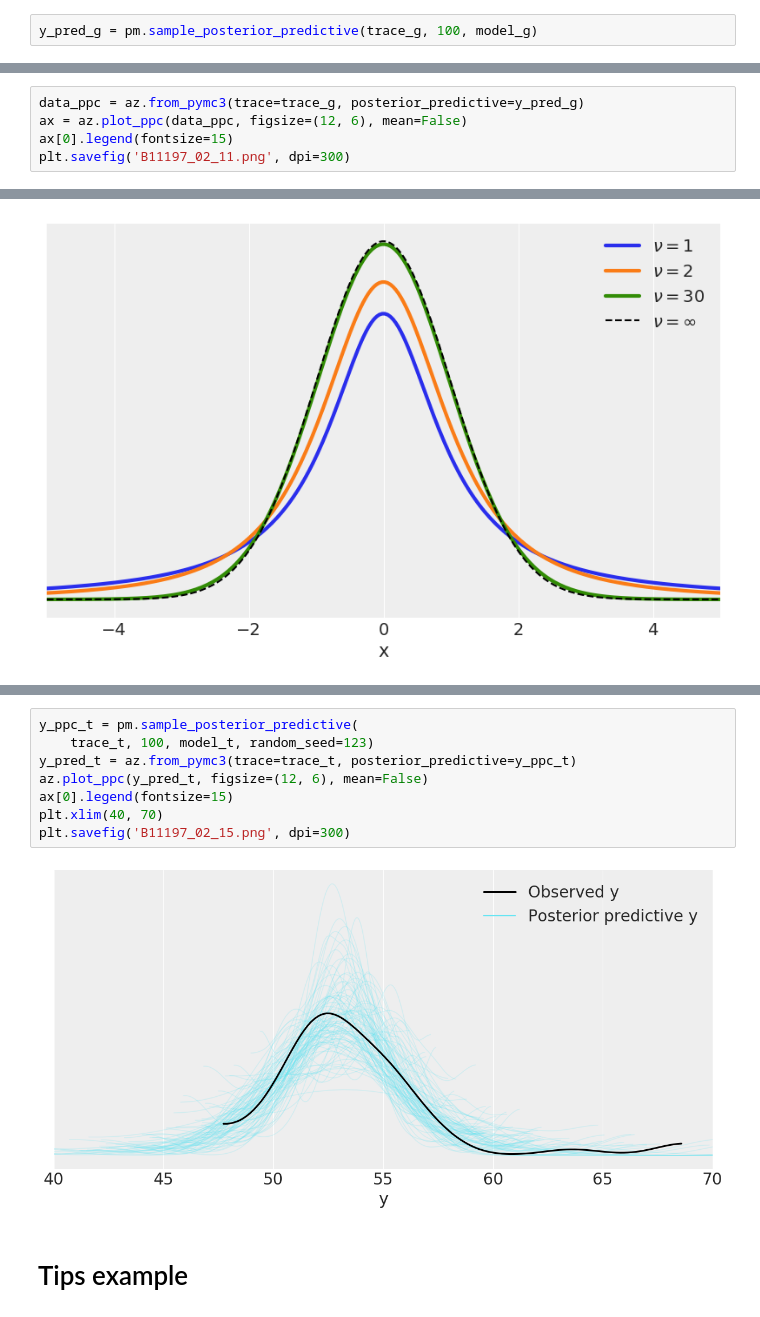
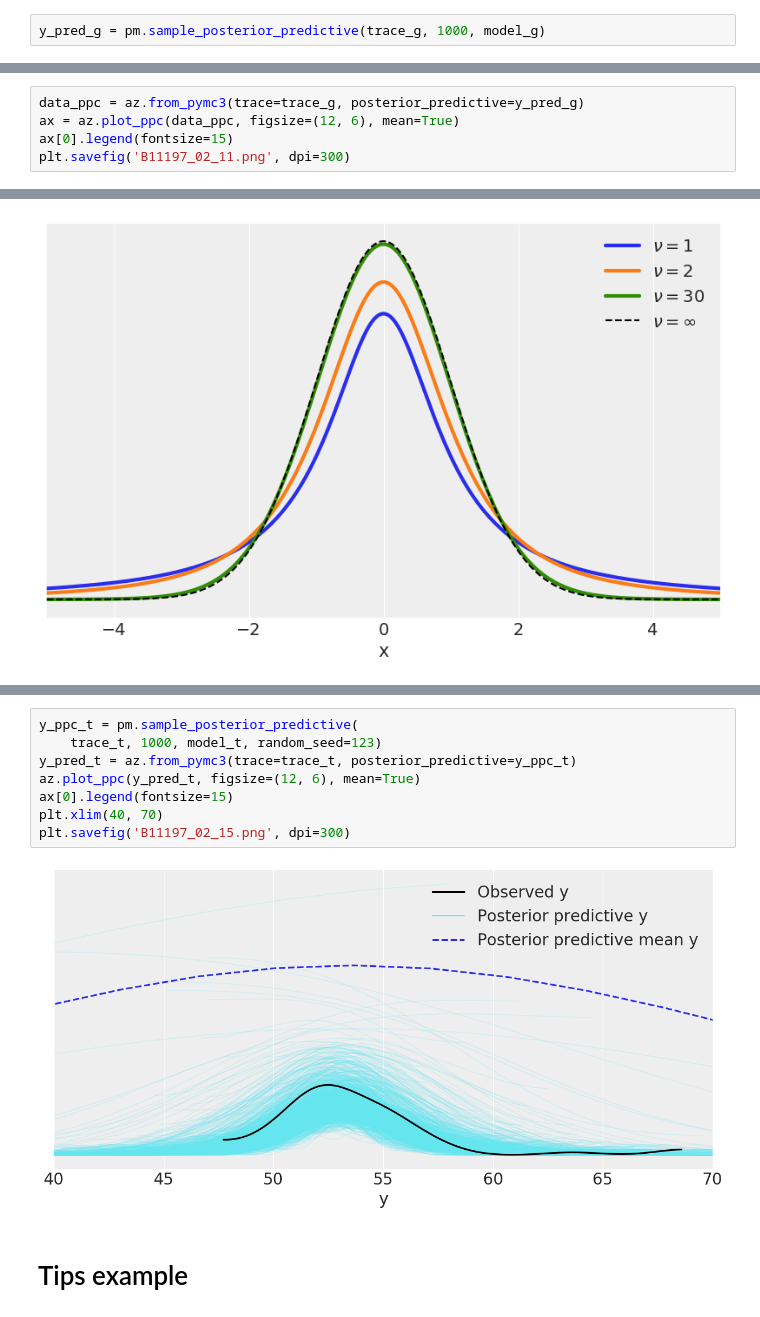
Before and after one commit to kiwiriver/BAP, a Jupyter notebook: code/Chp2/02 Programming probabilistically.ipynb, the cells around one changed output, grey strips where cells are left out. Saved outputs shown, nothing was run; the diff lists cells and outputs as text.

```diff
--- a/code/Chp2/02 Programming probabilistically.ipynb
+++ b/code/Chp2/02 Programming probabilistically.ipynb
@@ -274,2 +301,2 @@ az.summary(trace_g)
 # %%
-y_pred_g = pm.sample_posterior_predictive(trace_g, 100, model_g)
+y_pred_g = pm.sample_posterior_predictive(trace_g, 1000, model_g)
@@ -276,6 +323,6 @@ y_pred_g = pm.sample_posterior_predictive(trace_g, 100, model_g)
 # %%
 data_ppc = az.from_pymc3(trace=trace_g, posterior_predictive=y_pred_g)
-ax = az.plot_ppc(data_ppc, figsize=(12, 6), mean=False)
+ax = az.plot_ppc(data_ppc, figsize=(12, 6), mean=True)
 ax[0].legend(fontsize=15)
 plt.savefig('B11197_02_11.png', dpi=300)
 # %% [output]
@@ -328,13 +375,13 @@ az.summary(trace_t)
 # %%
 y_ppc_t = pm.sample_posterior_predictive(
-    trace_t, 100, model_t, random_seed=123)
+    trace_t, 1000, model_t, random_seed=123)
 y_pred_t = az.from_pymc3(trace=trace_t, posterior_predictive=y_ppc_t)
-az.plot_ppc(y_pred_t, figsize=(12, 6), mean=False)
+az.plot_ppc(y_pred_t, figsize=(12, 6), mean=True)
 ax[0].legend(fontsize=15)
 plt.xlim(40, 70)
 plt.savefig('B11197_02_15.png', dpi=300)
 # %% [output]
-[figure, old version]
+[figure, new version]
 # %% [markdown]
 # Tips example
 # %%
```
Also changed, not shown: parts of 28 cells of this notebook, 23 other files.
